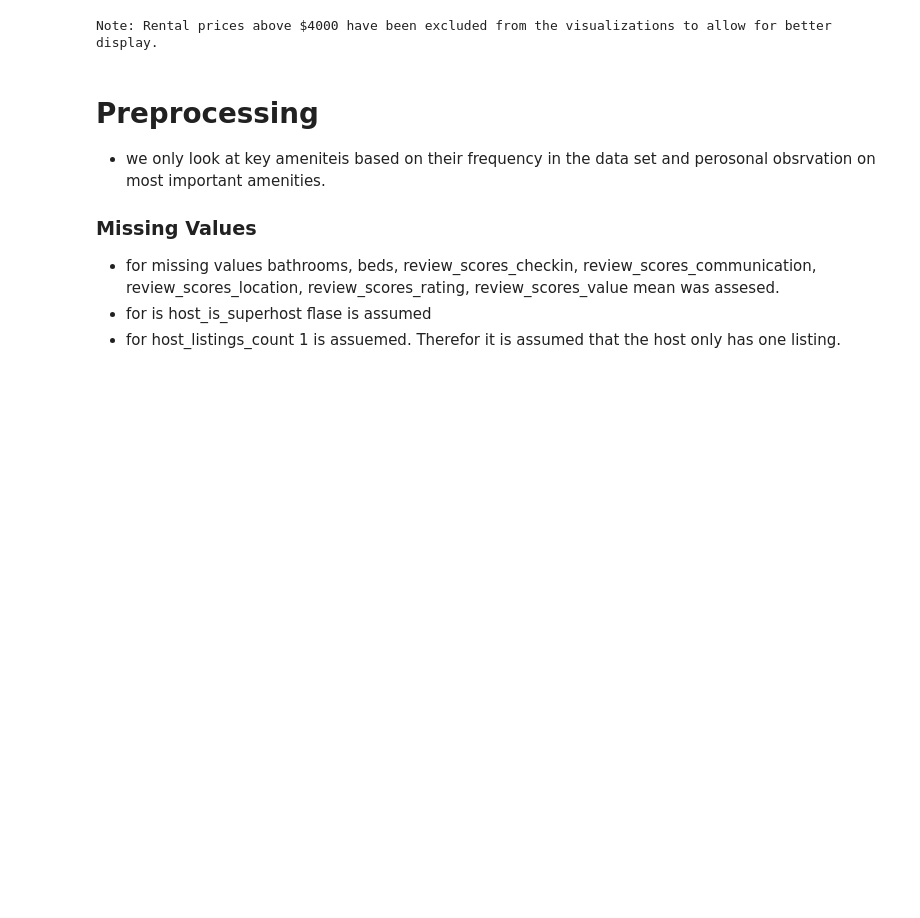
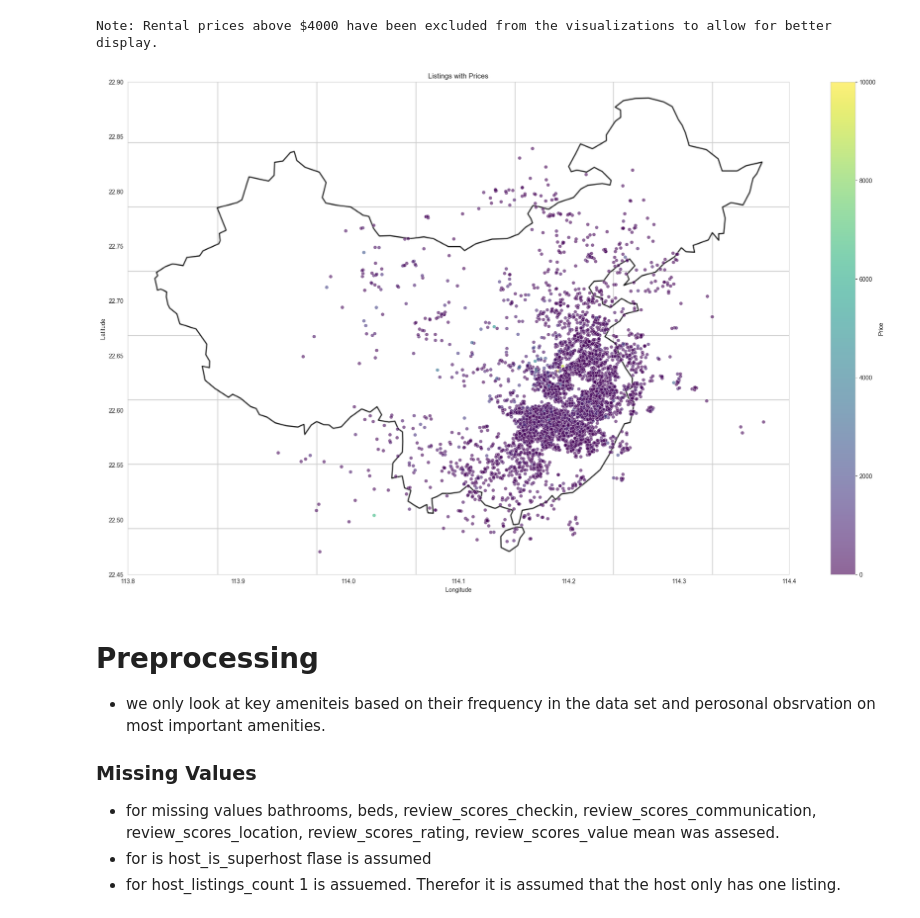
Before and after one commit to paulKlarer/BI_oyo_hotel_prices, a Jupyter notebook: code/analysis.ipynb, the cells around one changed output. Saved outputs shown, nothing was run; the diff lists cells and outputs as text; code cells hidden in the pictures; blank space fills up the shorter version.

```diff
--- a/code/analysis.ipynb
+++ b/code/analysis.ipynb
@@ -81,6 +81,43 @@ print("Note: Rental prices above $4000 have been excluded from the visualization
 # %% [output]
 [figure]
 Note: Rental prices above $4000 have been excluded from the visualizations to allow for better display.
+# %%
+import pandas as pd
+import matplotlib.pyplot as plt
+import matplotlib.image as mpimg
+
+china_map_path = 'output.png'
+
+# Load the background image
+china_map_img = mpimg.imread(china_map_path)
+
+# Create a plot
+fig, ax = plt.subplots(figsize=(25, 15))
+
+
+# Plot the data points with color corresponding to the price
+sc = ax.scatter(merged_df['longitude(East)'], merged_df['latitude(North)'],
+                c=merged_df['price'], cmap='viridis', alpha=0.6, edgecolors='w', linewidth=0.5, zorder=1)
+
+# Display the background image
+ax.imshow(china_map_img, extent=[113.8, 114.4, 22.45, 22.9], aspect='auto', zorder=0)
+
+# Add a colorbar
+cbar = plt.colorbar(sc, ax=ax, orientation='vertical')
+cbar.set_label('Price')
+
+# Set plot title and labels
+ax.set_title('Listings with Prices')
+ax.set_xlabel('Longitude')
+ax.set_ylabel('Latitude')
+
+# Remove gridlines
+ax.grid(False)
+
+# Show the plot
+plt.show()
+# %% [output]
+[figure, added]
 # %% [markdown]
 # Preprocessing
 
```
Also changed, not shown: parts of 8 cells of this notebook, 1 other file.
